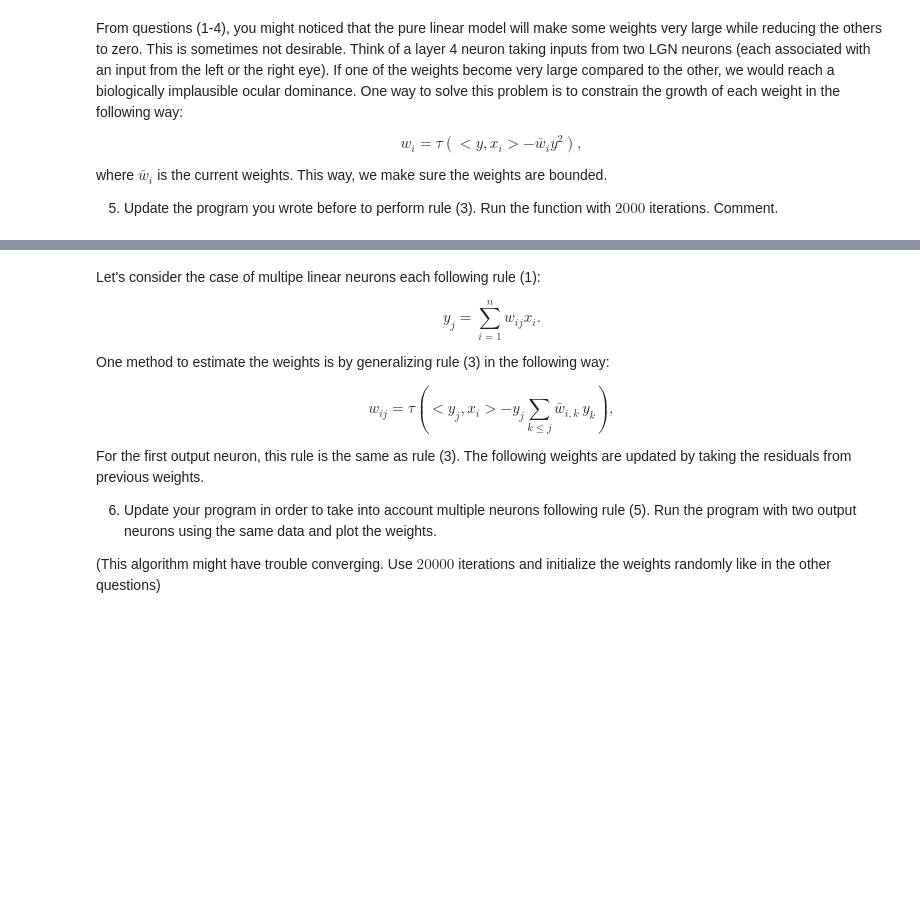
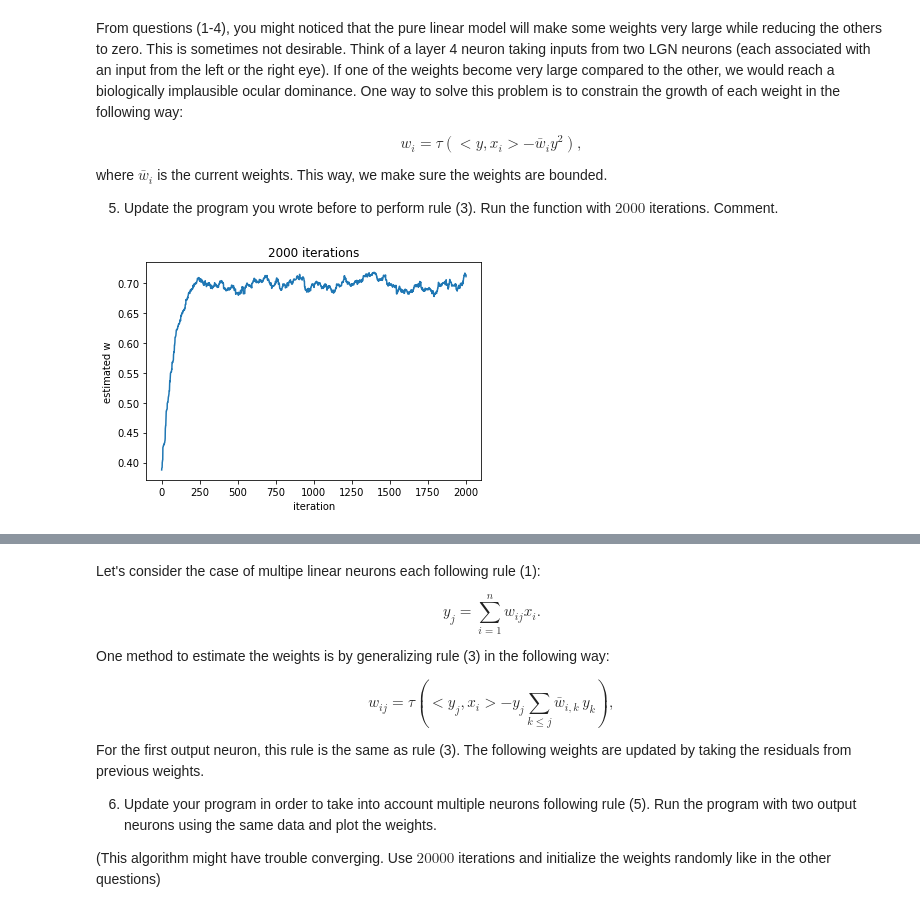
Before and after one commit to Jingkang1020/Jingkang1020, a Jupyter notebook: Unsupervised_Learning_Assignment.ipynb, the cells around one changed output, grey strips where cells are left out. Cells and saved outputs as stored; diff of their text form; code cells hidden in the pictures; blank space fills up the shorter version.

```diff
--- a/Unsupervised_Learning_Assignment.ipynb
+++ b/Unsupervised_Learning_Assignment.ipynb
@@ -87,0 +151,24 @@ np.random.seed(1)
+# %%
+def W_estimater_new(nb_samples,lrate,m):
+    weights = np.zeros([n,nb_samples+1])
+
+#  initialize the weights
+    weights[:,0] = np.random.rand(2)
+
+    for i in range(nb_samples):
+        #sample index randomly from 0 ~ 1000 (observasion)
+        ix = np.random.randint(low=0, high=m-1)
+        y = np.dot(weights[:,i], inputdata[:,ix])
+        weights[:,i+1] = weights[:,i] + lrate*(y*inputdata[:,ix] - weights[:,i]*y**2)
+    return weights
+# %%
+nb_samples = 2000
+weights_new = W_estimater_new(2000,lrate,m)
+
+plt.plot(weights_new[0])
+plt.xlabel("iteration")
+plt.ylabel("estimated w")
+plt.title('2000 iterations')
+plt.show()
+# %% [output]
+[figure, added]
```
Also changed, not shown: parts of 15 cells of this notebook.
